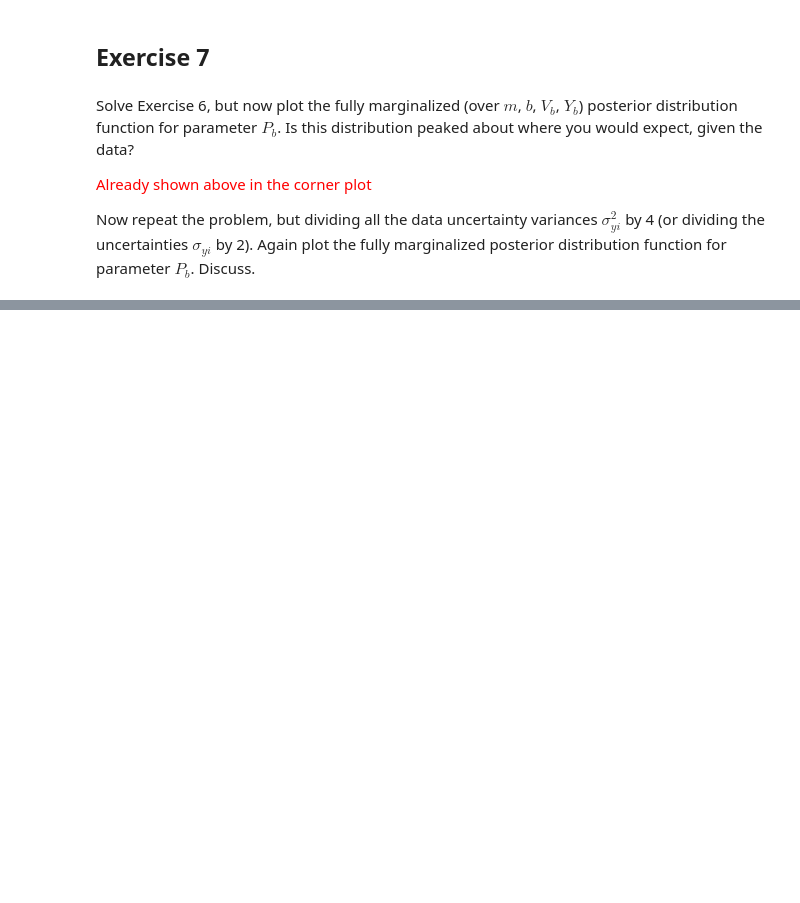
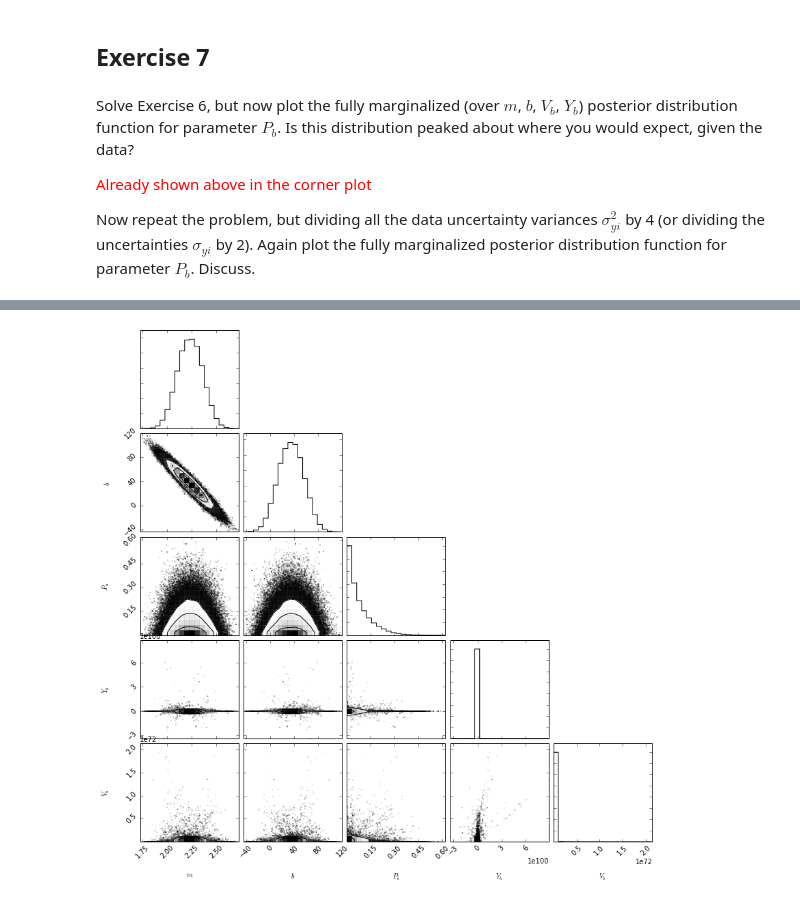
Before and after one commit to nhuntwalker/data_analysis_recipes, a Jupyter notebook: worked_exercises.ipynb, the cells around one changed output, grey strips where cells are left out. Saved outputs shown, nothing was run; the diff lists cells and outputs as text; code cells hidden in the pictures; blank space fills up the shorter version.

```diff
--- a/worked_exercises.ipynb
+++ b/worked_exercises.ipynb
@@ -357,0 +510,5 @@ fig = corner.corner(samples[:, :, :].reshape((-1, ndim)),
+# %%
+fig = corner.corner(samples[:, :, :].reshape((-1, ndim)),
+                    labels=["$m$", "$b$", "$P_b$", "$Y_b$", "$V_b$"])
+# %% [output]
+[figure, added]
```
Also changed, not shown: parts of 25 cells of this notebook.
